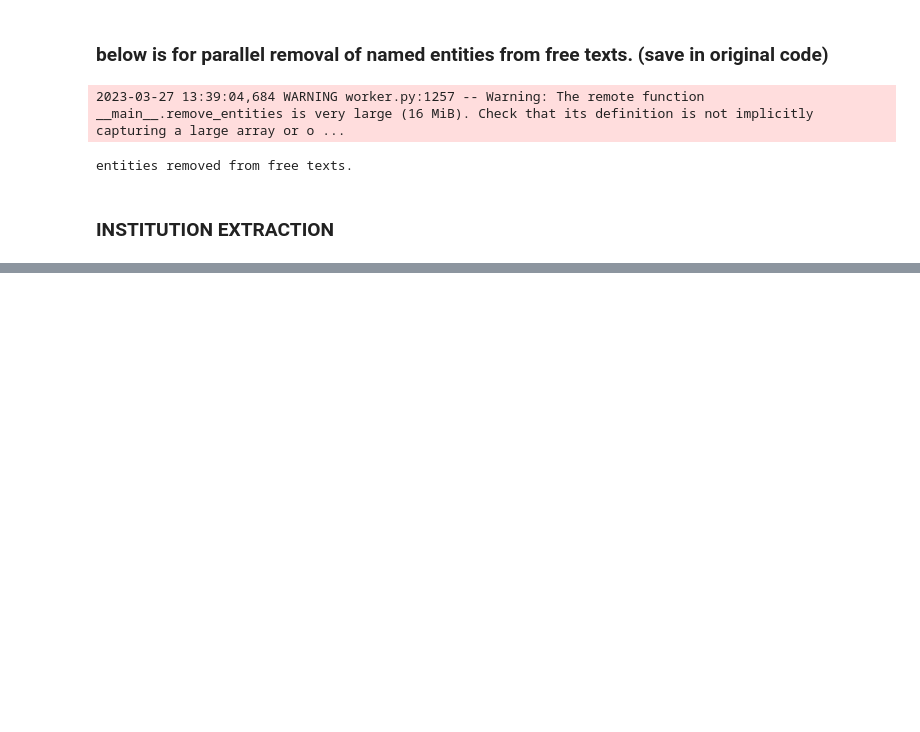
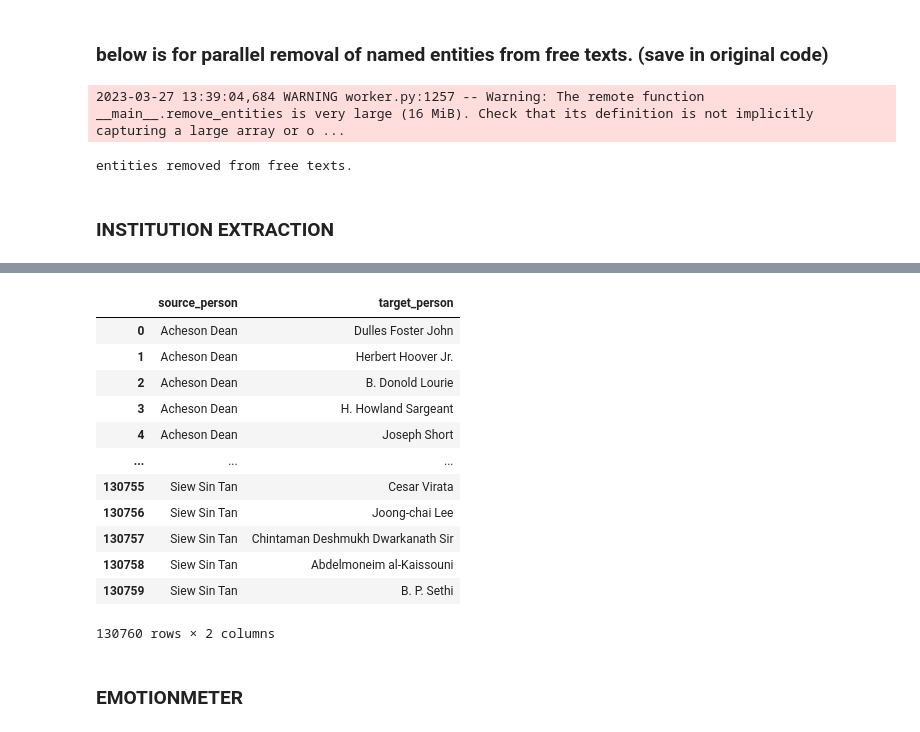
Before and after one commit to gozsoy/decipher-frus, a Jupyter notebook: analysis.ipynb, the cells around one changed output, grey strips where cells are left out. Cells and saved outputs as stored; diff of their text form; code cells hidden in the pictures; blank space fills up the shorter version.

```diff
--- a/analysis.ipynb
+++ b/analysis.ipynb
@@ -241,0 +352,17 @@ entities removed from free texts.
+# %%
+cossim_mat = cosine_similarity(descp_embd_list)
+
+similar_persons_dict = {}
+
+def compute_most_similar_persons(idx, top_n=10):
+
+    global similar_persons_dict
+
+    similar_entity_idx = np.argsort(cossim_mat[idx])[::-1][1:top_n+1]
+
+    current_name_set = new_unified_person_df_final.iloc[idx].name_set
+    similar_name_set = new_unified_person_df_final.iloc[similar_entity_idx].name_set.values
+
+    similar_persons_dict[current_name_set] = similar_name_set
+
+    return
@@ -241,0 +372,23 @@ entities removed from free texts.
+# %%
+tables_path = 'tables/tables_52_88/'
+
+similar_descp_persons = pd.Series(similar_persons_dict).explode().reset_index().rename(columns={'index':'source_person',0:'target_person'})
+similar_descp_persons.to_parquet(tables_path+'similar_descp_persons.parquet')
+# %%
+similar_descp_persons
+# %% [output]
+|  | source_person | target_person |
+| 0 | Acheson Dean | Dulles Foster John |
+| 1 | Acheson Dean | Herbert Hoover Jr. |
+| 2 | Acheson Dean | B. Donold Lourie |
+| 3 | Acheson Dean | H. Howland Sargeant |
+| 4 | Acheson Dean | Joseph Short |
+| ... | ... | ... |
+| 130755 | Siew Sin Tan | Cesar Virata |
+| 130756 | Siew Sin Tan | Joong-chai Lee |
+| 130757 | Siew Sin Tan | Chintaman Deshmukh Dwarkanath Sir |
+| 130758 | Siew Sin Tan | Abdelmoneim al-Kaissouni |
+| 130759 | Siew Sin Tan | B. P. Sethi |
+130760 rows × 2 columns
+# %% [markdown]
+### EMOTIONMETER
```
Also changed, not shown: parts of 21 cells of this notebook, 4 other files.
